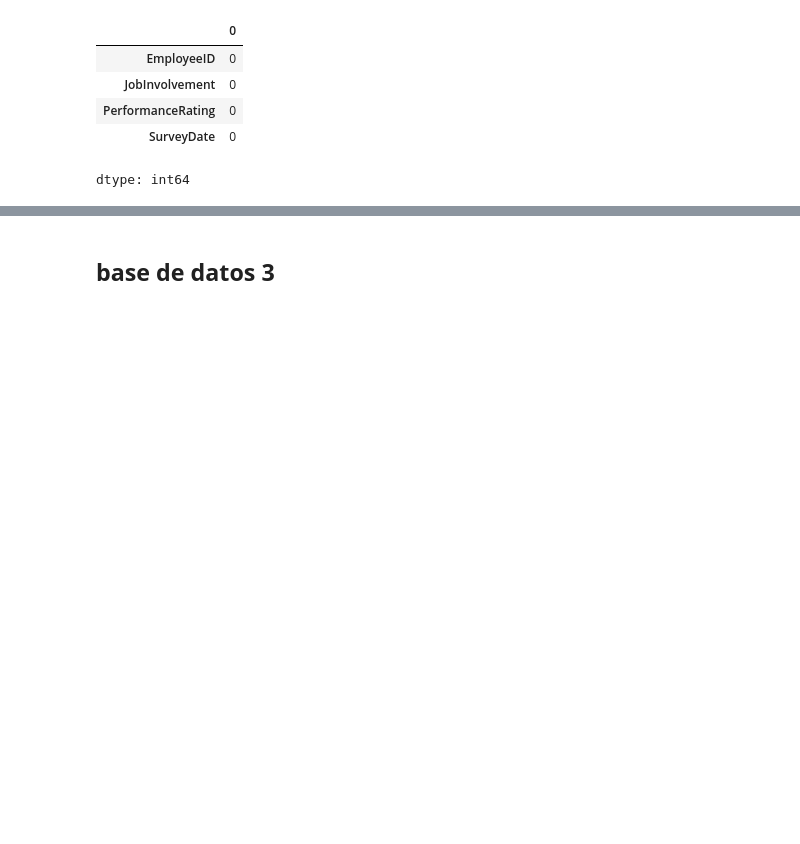
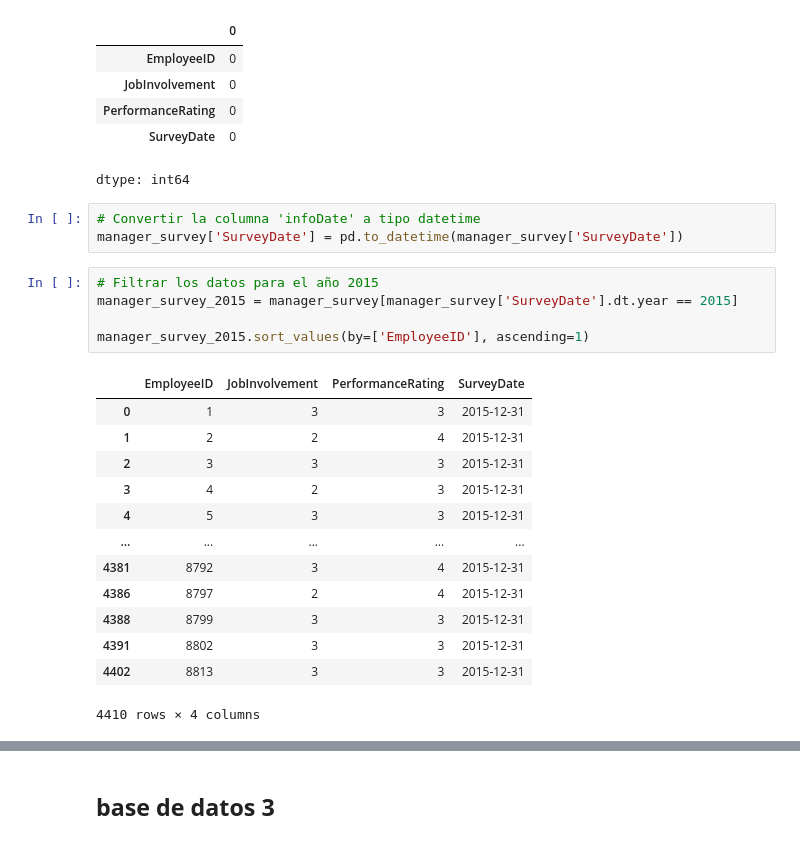
Before and after one commit to auramolina/Anal-tica-en-recursos-humanos, a Jupyter notebook: giberto1.ipynb, the cells around one changed output, grey strips where cells are left out. Saved outputs shown, nothing was run; the diff lists cells and outputs as text; blank space fills up the shorter version.

```diff
--- a/giberto1.ipynb
+++ b/giberto1.ipynb
@@ -262,6 +269,28 @@ manager_survey.isnull().sum()
 | PerformanceRating | 0 |
 | SurveyDate | 0 |
 dtype: int64
+# %%
+# Convertir la columna 'infoDate' a tipo datetime
+manager_survey['SurveyDate'] = pd.to_datetime(manager_survey['SurveyDate'])
+# %%
+# Filtrar los datos para el año 2015
+manager_survey_2015 = manager_survey[manager_survey['SurveyDate'].dt.year == 2015]
+
+manager_survey_2015.sort_values(by=['EmployeeID'], ascending=1)
+# %% [output]
+|  | EmployeeID | JobInvolvement | PerformanceRating | SurveyDate |
+| 0 | 1 | 3 | 3 | 2015-12-31 |
+| 1 | 2 | 2 | 4 | 2015-12-31 |
+| 2 | 3 | 3 | 3 | 2015-12-31 |
+| 3 | 4 | 2 | 3 | 2015-12-31 |
+| 4 | 5 | 3 | 3 | 2015-12-31 |
+| ... | ... | ... | ... | ... |
+| 4381 | 8792 | 3 | 4 | 2015-12-31 |
+| 4386 | 8797 | 2 | 4 | 2015-12-31 |
+| 4388 | 8799 | 3 | 3 | 2015-12-31 |
+| 4391 | 8802 | 3 | 3 | 2015-12-31 |
+| 4402 | 8813 | 3 | 3 | 2015-12-31 |
+4410 rows × 4 columns
 # %%
 # Filtrar los datos para el año 2016
 ms2016 = manager_survey[manager_survey['SurveyDate'].dt.year == 2016]
```
Also changed, not shown: parts of 21 cells of this notebook, 9 other files.
